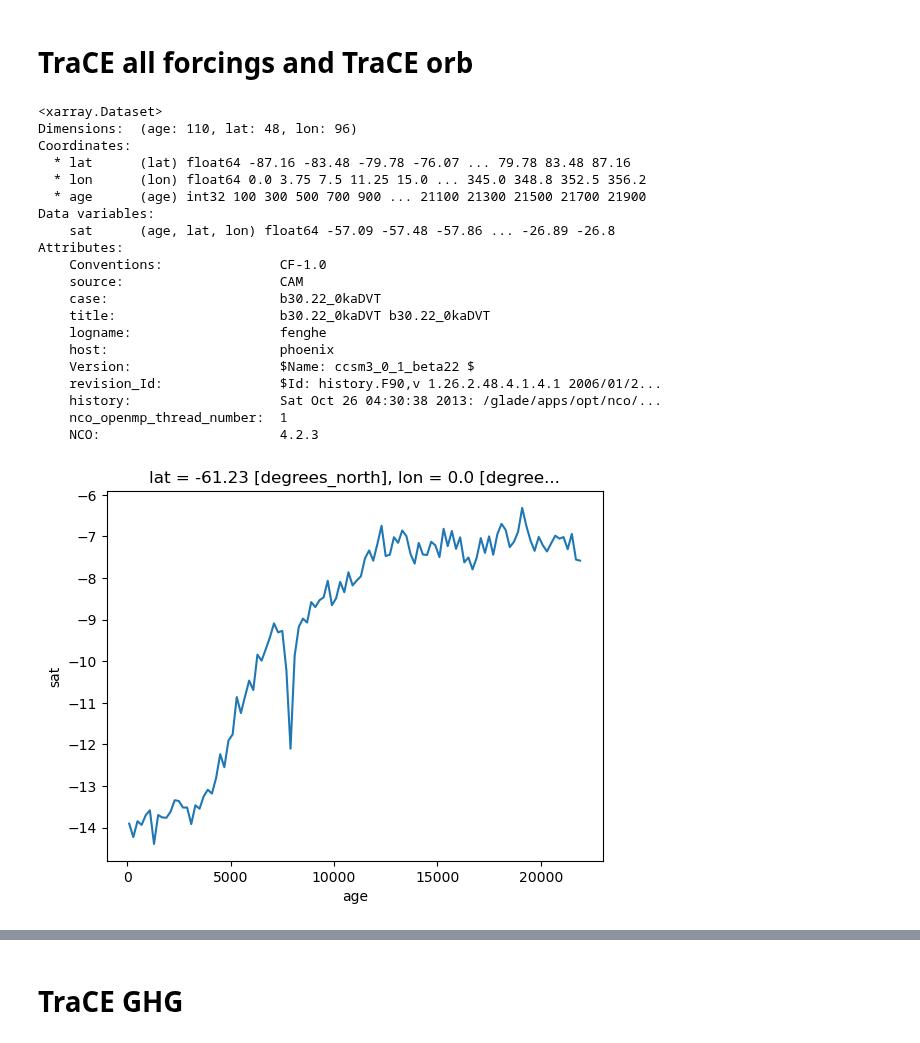
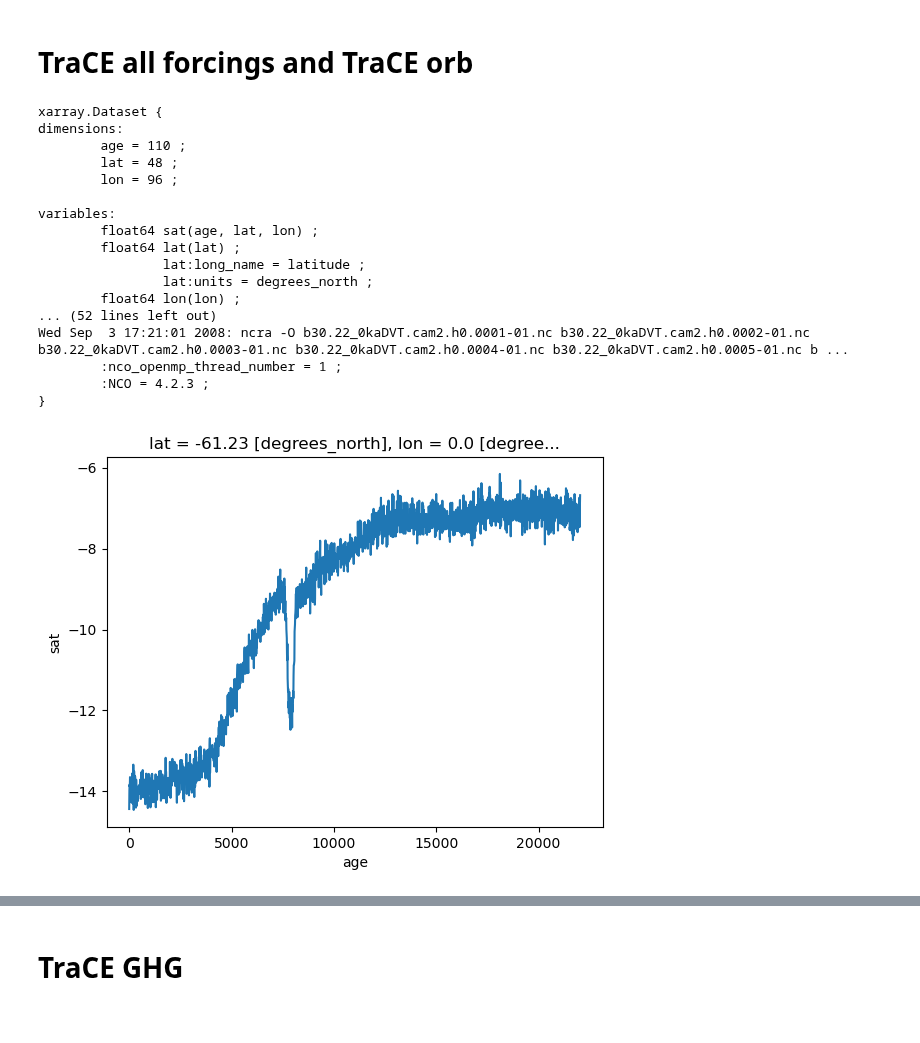
Before and after one commit to Peisong-Zheng/Inso_LGMR, a Jupyter notebook: Data_preprocessing.ipynb, the cells around one changed output, grey strips where cells are left out. Cells and saved outputs as stored; diff of their text form; code cells hidden in the pictures.

```diff
--- a/Data_preprocessing.ipynb
+++ b/Data_preprocessing.ipynb
@@ -154,52 +226,62 @@ array([-1.9750732 , -2.3739076 , -2.5170045 , -0.9163574 ,  1.7718445 ,
 # %%
 import xarray as xr
 import numpy as np
 
 # import .nc data
 ds = xr.open_dataset('D:/VScode/Last_deglaciation/TraCE_data/trace.01-36.22000BP.cam2.TREFHT.22000BP_decavg_400BCE.nc')
 
 # rename the TREFHT to sat
 ds = ds.rename({'TREFHT': 'sat'})
 # rename the time to age
 ds = ds.rename({'time': 'age'})
 # multiply age by 1000
 ds['age'] = (ds['age'] +22)*1000
 
 # convert the sat to degrees C
 ds['sat'] = ds['sat'] - 273.15
 
 ds = ds[['sat']]
+ds['sat'].isel(lat=7, lon=0).plot()
 
 # create a new age ranging from 100 to 23900 with a step of 200
 new_age = np.arange(100, 22000, 200)
 
 # interpolate the ds_sat to the new_age
 ds = ds.interp(age=new_age)
 
-# plot a record from the ds_sat at given lat and lon
-ds['sat'].isel(lat=7, lon=0).plot()
+# # plot a record from the ds_sat at given lat and lon
+# ds['sat'].isel(lat=7, lon=0).plot()
 
 ds_sat_trace_all = ds
-ds_sat_trace_all
+ds_sat_trace_all.info()
+
+# Calculate the temperature differences along the age dimension
+sat_diff = ds_sat_trace_all.sat.diff(dim='age')
+
+# Adjust the age coordinate to match the reduced dimension after diff
+new_age = ds_sat_trace_all.age.isel(age=slice(1, None))  # Drop the first age value
+
+# Create a new dataset to hold the differences
+ds_sat_trace_all_diff = ds_sat_trace_all.drop_vars(['sat']).copy()
+ds_sat_trace_all_diff = ds_sat_trace_all_diff.assign_coords(age=new_age)
+ds_sat_trace_all_diff['sat_diff'] = sat_diff
+ds_sat_trace_all_diff['age']=ds_sat_trace_all_diff['age'].values+2000
 # %% [output]
-<xarray.Dataset>
-Dimensions:  (age: 110, lat: 48, lon: 96)
-Coordinates:
-  * lat      (lat) float64 -87.16 -83.48 -79.78 -76.07 ... 79.78 83.48 87.16
-  * lon      (lon) float64 0.0 3.75 7.5 11.25 15.0 ... 345.0 348.8 352.5 356.2
-  * age      (age) int32 100 300 500 700 900 ... 21100 21300 21500 21700 21900
-Data variables:
-    sat      (age, lat, lon) float64 -57.09 -57.48 -57.86 ... -26.89 -26.8
-Attributes:
-    Conventions:               CF-1.0
-    source:                    CAM
-    case:                      b30.22_0kaDVT
-    title:                     b30.22_0kaDVT b30.22_0kaDVT
-    logname:                   fenghe
-    host:                      phoenix
-    Version:                   $Name: ccsm3_0_1_beta22 $
-    revision_Id:               $Id: history.F90,v 1.26.2.48.4.1.4.1 2006/01/2...
-    history:                   Sat Oct 26 04:30:38 2013: /glade/apps/opt/nco/...
-    nco_openmp_thread_number:  1
-    NCO:                       4.2.3
+xarray.Dataset {
+dimensions:
+        age = 110 ;
+        lat = 48 ;
+        lon = 96 ;
+
+variables:
+        float64 sat(age, lat, lon) ;
+        float64 lat(lat) ;
+                lat:long_name = latitude ;
+                lat:units = degrees_north ;
+        float64 lon(lon) ;
+... (52 lines left out)
+Wed Sep  3 17:21:01 2008: ncra -O b30.22_0kaDVT.cam2.h0.0001-01.nc b30.22_0kaDVT.cam2.h0.0002-01.nc b30.22_0kaDVT.cam2.h0.0003-01.nc b30.22_0kaDVT.cam2.h0.0004-01.nc b30.22_0kaDVT.cam2.h0.0005-01.nc b ...
+        :nco_openmp_thread_number = 1 ;
+        :NCO = 4.2.3 ;
+}
-[figure, old version]
+[figure, new version]
```
Also changed, not shown: parts of 33 cells of this notebook, 5 other files.
